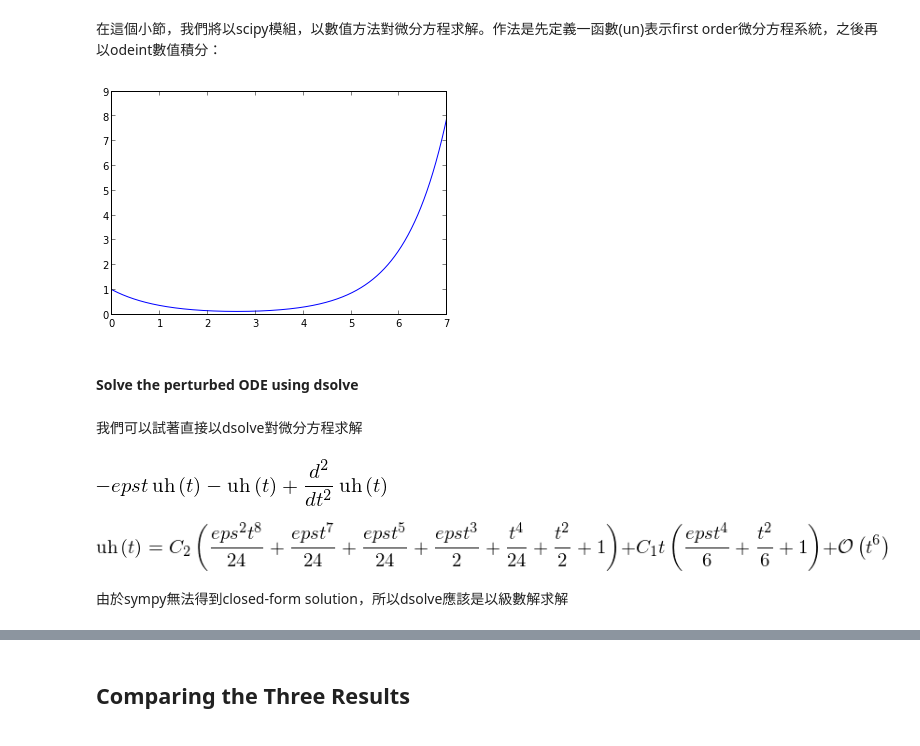
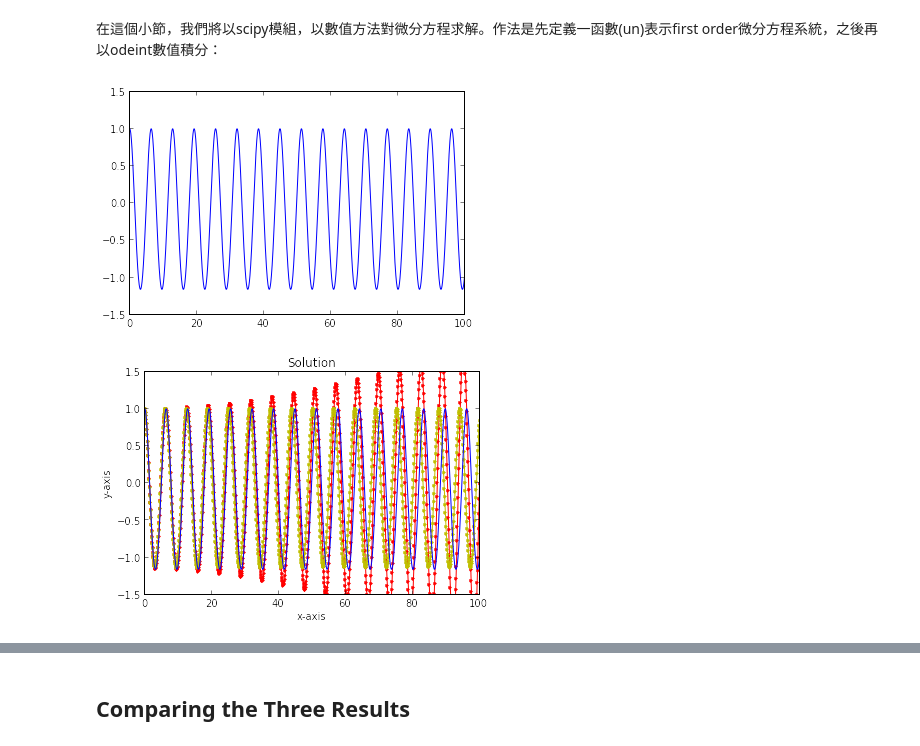
Before and after one commit to woonchin/MyPythonNote, a Jupyter notebook: mysingular.ipynb, the cells around one changed output, grey strips where cells are left out. Drawn from its saved outputs; the diff is of its cells as text; code cells hidden in the pictures.

```diff
--- a/mysingular.ipynb
+++ b/mysingular.ipynb
@@ -179,33 +191,41 @@ plt.show()
 # %%
 from scipy.integrate import odeint
 
-epsilon = 0.04
+epsilon = 0.2
 
 def un(z,tt):
     x,y=z[0],z[1]
     dxdt= y
-    dydt= (1.0+epsilon*tt)*x
+    dydt= -(1.0+epsilon*x)*x
     return [dxdt,dydt]
 
-tt=np.linspace(0, 7, 1000)
-x0,y0=1.0,-1.0
+tt=np.linspace(0, 100, 10000)
+x0,y0=1.0,0.
 sol=odeint(un,[x0,y0],tt)
 Xn,Yn=sol[:,0],sol[:,1]
 plt.plot(tt,Xn)
+plt.xlim(0,100)
+plt.ylim(-1.5,1.5)
 plt.show()
 # %% [output]
-[figure, old version]
+[figure, new version]
-# %% [markdown]
-#### Solve the perturbed ODE using dsolve
-# %% [markdown]
-我們可以試著直接以dsolve對微分方程求解
-# %%
-uh = Function('uh')
-meqpert = diff(uh(t),t,t)-uh(t)-eps*t*uh(t)
-display(meqpert)
-dsolve(meqpert,uh(t))
-# %% [output]
-[figure, removed]
-[figure, removed]
-# %% [markdown]
-由於sympy無法得到closed-form solution，所以dsolve應該是以級數解求解
+# %%
+# Power Series Solution
+#plt.plot(x_t,f_t(x_t),'y.-')
+#Perturbation Solution
+plt.plot(x_pert,f_pert(x_pert),'r.-')
+plt.plot(x_pert,f1_pert(x_pert),'y.-')
+#Numerical Solution
+plt.plot(tt,Xn,'b-')
+#
+#    # 設定圖的範圍, 不設的話，系統會自行決定
+plt.xlim(0,100)
+plt.ylim(-1.5,1.5)
+#    # 照需要寫入x 軸和y軸的 label 以及title
+#
+plt.xlabel("x-axis")
+plt.ylabel("y-axis")
+plt.title("Solution")
+plt.show()
+# %% [output]
+[figure, added]
```
Also changed, not shown: parts of 25 cells of this notebook.
